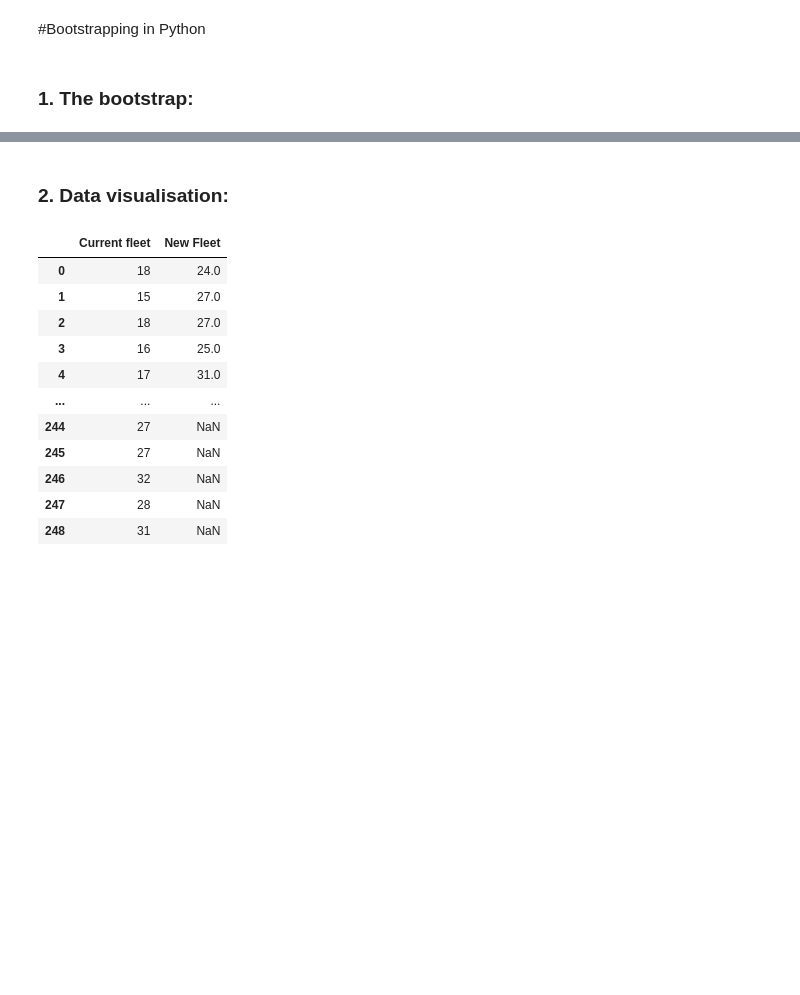
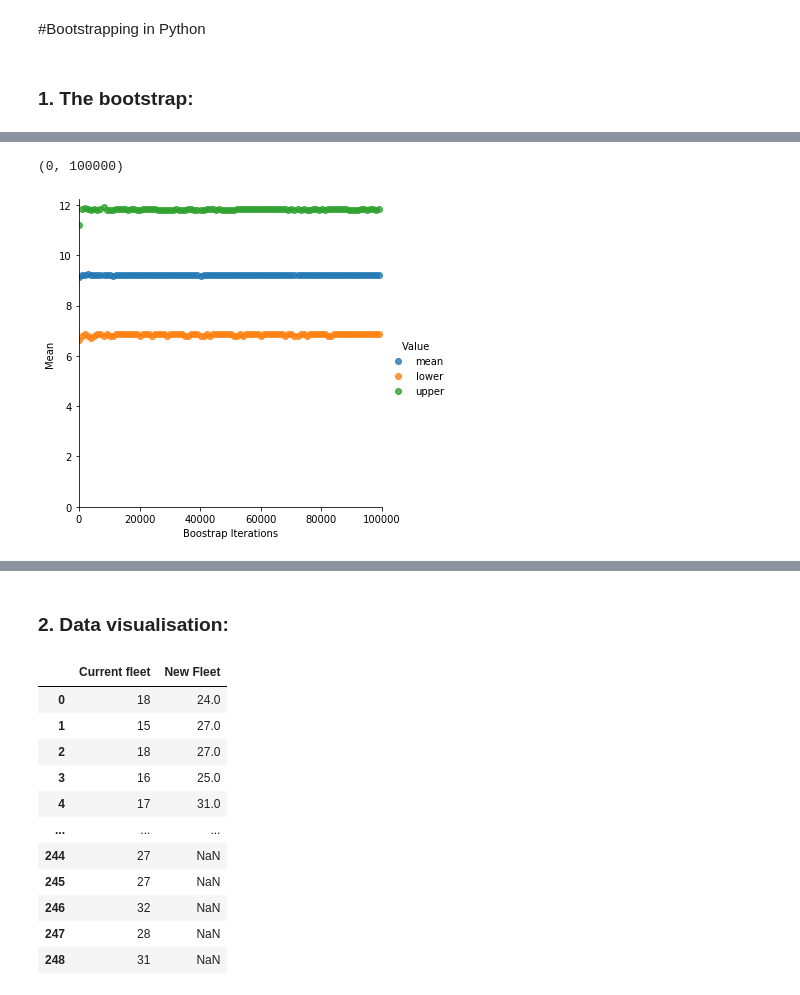
Before and after one commit to althafnewdelhi/CE888_DataScience, a Jupyter notebook: Lab2/Lab2_Bootstrap.ipynb, the cells around one changed output, grey strips where cells are left out. Cells and saved outputs as stored; diff of their text form; code cells hidden in the pictures; blank space fills up the shorter version.

```diff
--- a/Lab2/Lab2_Bootstrap.ipynb
+++ b/Lab2/Lab2_Bootstrap.ipynb
@@ -29,0 +28,8 @@ def bs_rep_mean (data, func, size = 2):
+# %%
+def boostrap_mean(sample, sample_size, n_iterations):
+  bs_sample=np.random.choice(sample,size=(n_iterations,sample_size),replace=True)
+  row_mean=np.mean(bs_sample,axis=1)
+  data_mean=np.mean(row_mean)
+  lower=np.percentile(row_mean,5)
+  upper=np.percentile(row_mean,95)
+  return data_mean, lower, upper
@@ -29,0 +44,21 @@ def bs_rep_mean (data, func, size = 2):
+# %%
+# Call your bootstrap function and plot the results
+
+boots = []
+for i in range(100, 100000, 1000):
+    boot = boostrap_mean(data, data.shape[0], i)
+    boots.append([i, boot[0], "mean"])
+    boots.append([i, boot[1], "lower"])
+    boots.append([i, boot[2], "upper"])
+
+df_boot = pd.DataFrame(boots, columns=['Boostrap Iterations', 'Mean', "Value"])
+sns_plot = sns.lmplot(df_boot.columns[0], df_boot.columns[1], data=df_boot, fit_reg=False, hue="Value")
+
+sns_plot.axes[0, 0].set_ylim(0,)
+sns_plot.axes[0, 0].set_xlim(0, 100000)
+
+#sns_plot.savefig("bootstrap_confidence.png", bbox_inches='tight')
+#sns_plot.savefig("bootstrap_confidence.pdf", bbox_inches='tight')
+# %% [output]
+(0, 100000)
+[figure, added]
```
Also changed, not shown: parts of 14 cells of this notebook.
